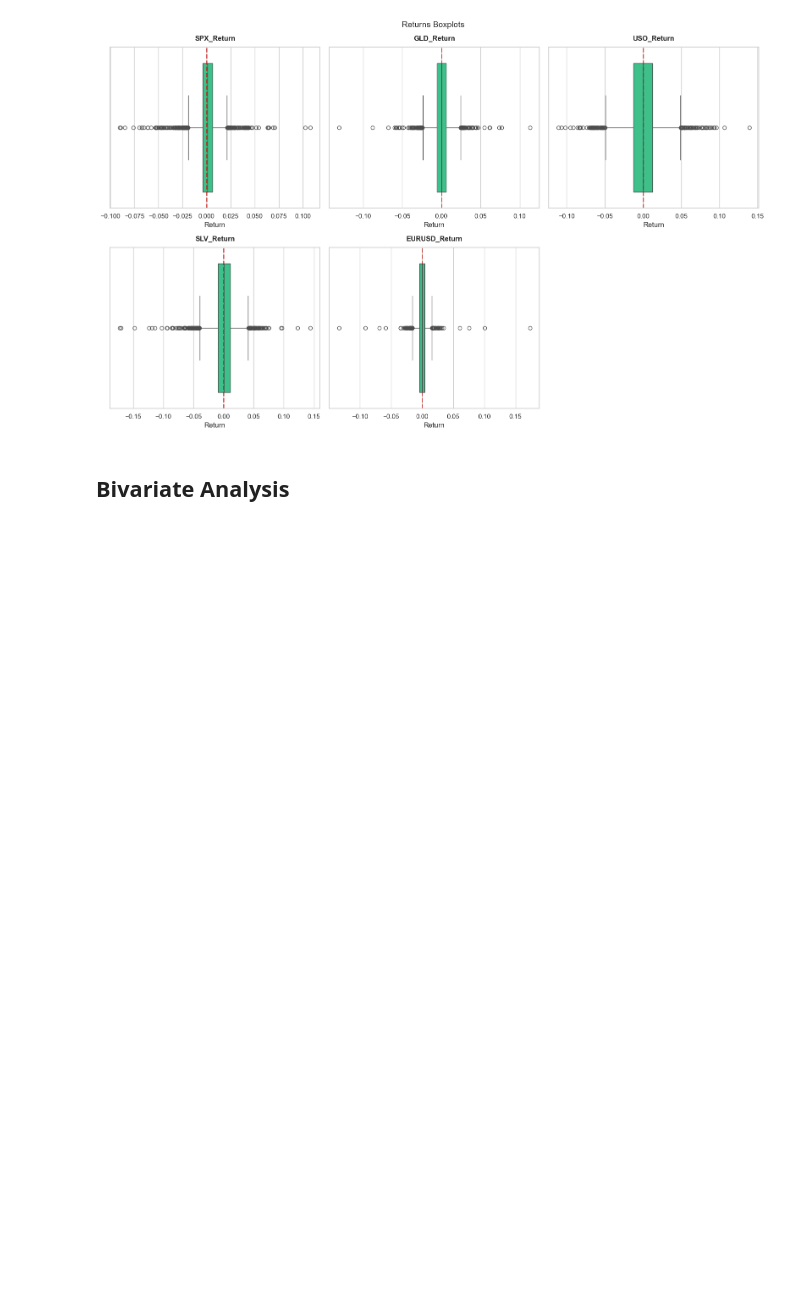
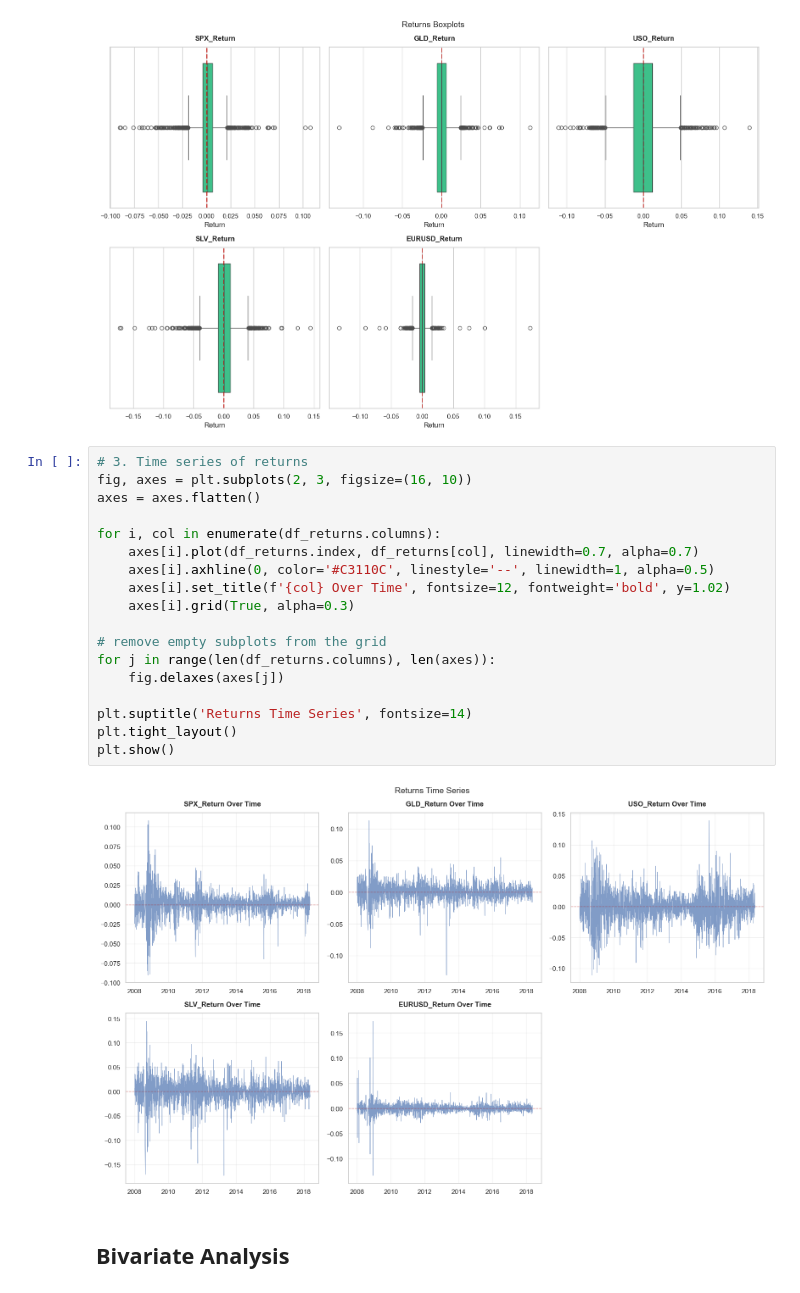
Before and after one commit to tshihab07/gold-price-forecasting, a Jupyter notebook: notebookes/dataPreprocessing.ipynb, the cells around one changed output. Drawn from its saved outputs; the diff is of its cells as text; blank space fills up the shorter version.

Commit message:
chore(transformation): validate percentage return transformation with time series analysis

```diff
--- a/notebookes/dataPreprocessing.ipynb
+++ b/notebookes/dataPreprocessing.ipynb
@@ -614,6 +614,26 @@ plt.tight_layout()
 plt.show()
 # %% [output]
 [figure]
+# %%
+# 3. Time series of returns
+fig, axes = plt.subplots(2, 3, figsize=(16, 10))
+axes = axes.flatten()
+
+for i, col in enumerate(df_returns.columns):
+    axes[i].plot(df_returns.index, df_returns[col], linewidth=0.7, alpha=0.7)
+    axes[i].axhline(0, color='#C3110C', linestyle='--', linewidth=1, alpha=0.5)
+    axes[i].set_title(f'{col} Over Time', fontsize=12, fontweight='bold', y=1.02)
+    axes[i].grid(True, alpha=0.3)
+
+# remove empty subplots from the grid
+for j in range(len(df_returns.columns), len(axes)):
+    fig.delaxes(axes[j])
+
+plt.suptitle('Returns Time Series', fontsize=14)
+plt.tight_layout()
+plt.show()
+# %% [output]
+[figure, added]
 # %% [markdown]
 ## **Bivariate Analysis**
 # %% [markdown]
```
